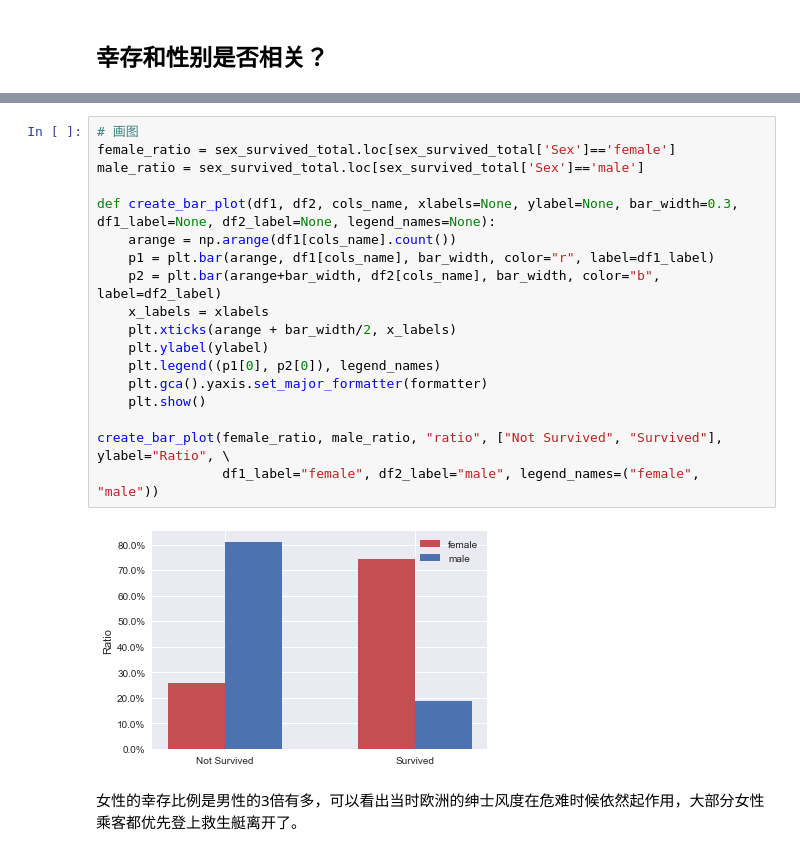
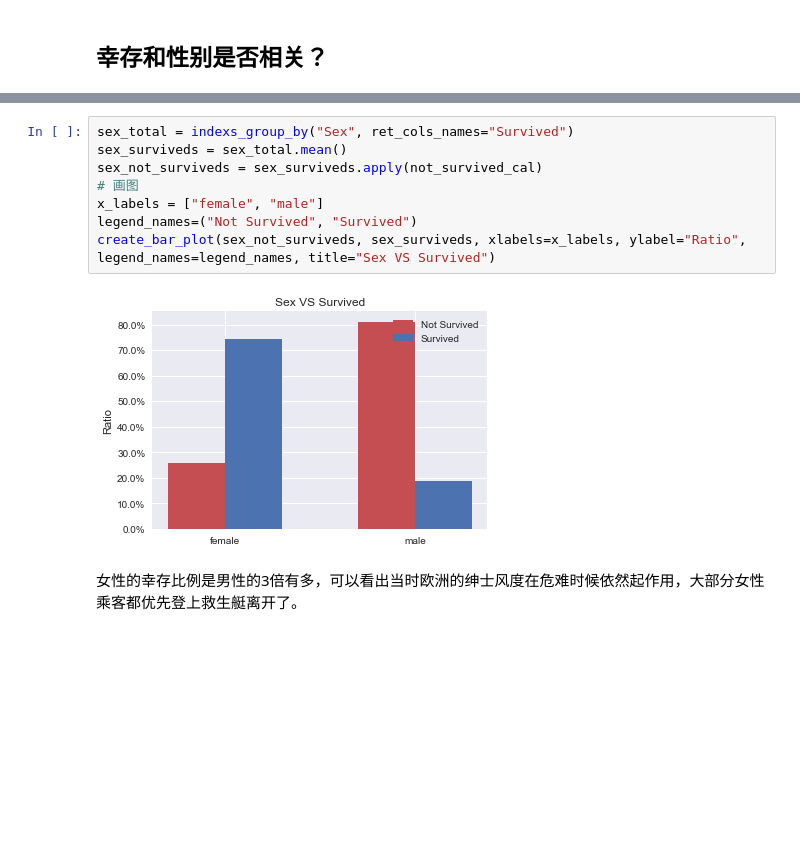
Before and after one commit to niko-liu/data_analysis, a Jupyter notebook: titanic-data-analyse.ipynb, the cells around one changed output, grey strips where cells are left out. Drawn from its saved outputs; the diff is of its cells as text; blank space fills up the shorter version.

```diff
--- a/titanic-data-analyse.ipynb
+++ b/titanic-data-analyse.ipynb
@@ -237,22 +265,12 @@ sex_survived_total
-# %%
-# 画图
-female_ratio = sex_survived_total.loc[sex_survived_total['Sex']=='female']
-male_ratio = sex_survived_total.loc[sex_survived_total['Sex']=='male']
-
-def create_bar_plot(df1, df2, cols_name, xlabels=None, ylabel=None, bar_width=0.3, df1_label=None, df2_label=None, legend_names=None):
-    arange = np.arange(df1[cols_name].count())
-    p1 = plt.bar(arange, df1[cols_name], bar_width, color="r", label=df1_label)
-    p2 = plt.bar(arange+bar_width, df2[cols_name], bar_width, color="b", label=df2_label)
-    x_labels = xlabels
-    plt.xticks(arange + bar_width/2, x_labels)
-    plt.ylabel(ylabel)
-    plt.legend((p1[0], p2[0]), legend_names)
-    plt.gca().yaxis.set_major_formatter(formatter)
-    plt.show()
-
-create_bar_plot(female_ratio, male_ratio, "ratio", ["Not Survived", "Survived"], ylabel="Ratio", \
-                df1_label="female", df2_label="male", legend_names=("female", "male"))
-# %% [output]
-[figure, removed]
+# %%
+sex_total = indexs_group_by("Sex", ret_cols_names="Survived")
+sex_surviveds = sex_total.mean()
+sex_not_surviveds = sex_surviveds.apply(not_survived_cal)
+# 画图
+x_labels = ["female", "male"]
+legend_names=("Not Survived", "Survived")
+create_bar_plot(sex_not_surviveds, sex_surviveds, xlabels=x_labels, ylabel="Ratio", legend_names=legend_names, title="Sex VS Survived")
+# %% [output]
+[figure, added]
 # %% [markdown]
 女性的幸存比例是男性的3倍有多，可以看出当时欧洲的绅士风度在危难时候依然起作用，大部分女性乘客都优先登上救生艇离开了。
```
Also changed, not shown: parts of 24 cells of this notebook.
